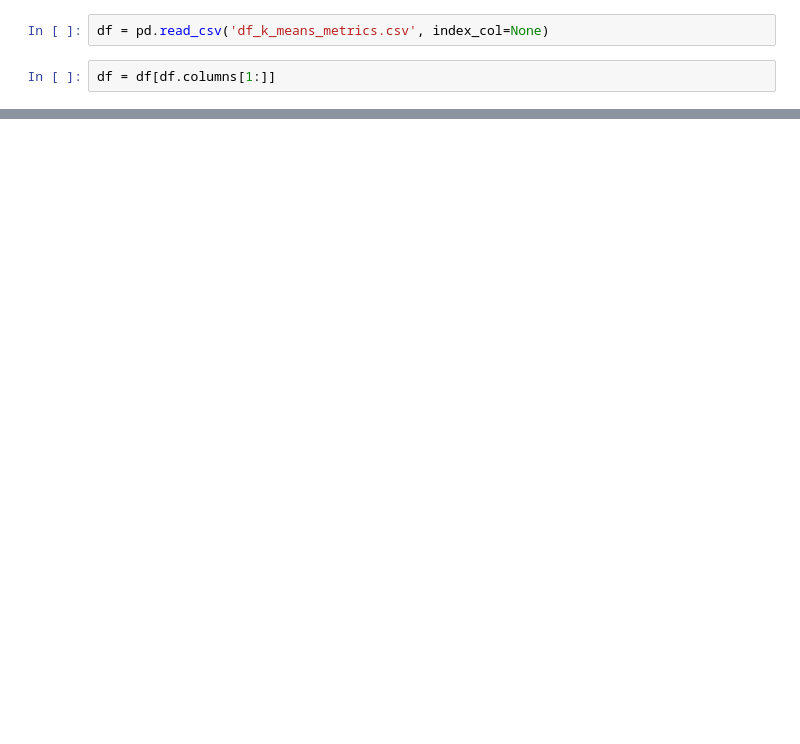
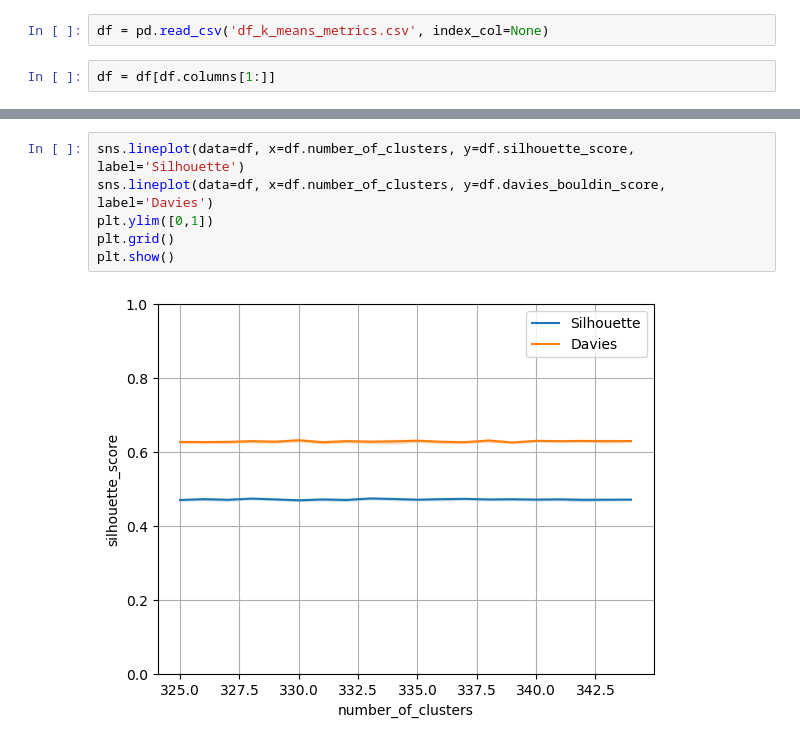
Before and after one commit to VespenGas/PythonProjs, a Jupyter notebook: ProjDS/df_analysis.ipynb, the cells around one changed output, grey strips where cells are left out. Drawn from its saved outputs; the diff is of its cells as text; blank space fills up the shorter version.

```diff
--- a/ProjDS/df_analysis.ipynb
+++ b/ProjDS/df_analysis.ipynb
@@ -22,0 +25,8 @@ df
+# %%
+sns.lineplot(data=df, x=df.number_of_clusters, y=df.silhouette_score, label='Silhouette')
+sns.lineplot(data=df, x=df.number_of_clusters, y=df.davies_bouldin_score, label='Davies')
+plt.ylim([0,1])
+plt.grid()
+plt.show()
+# %% [output]
+[figure, added]
```
Also changed, not shown: parts of 3 cells of this notebook, 3 other files.
